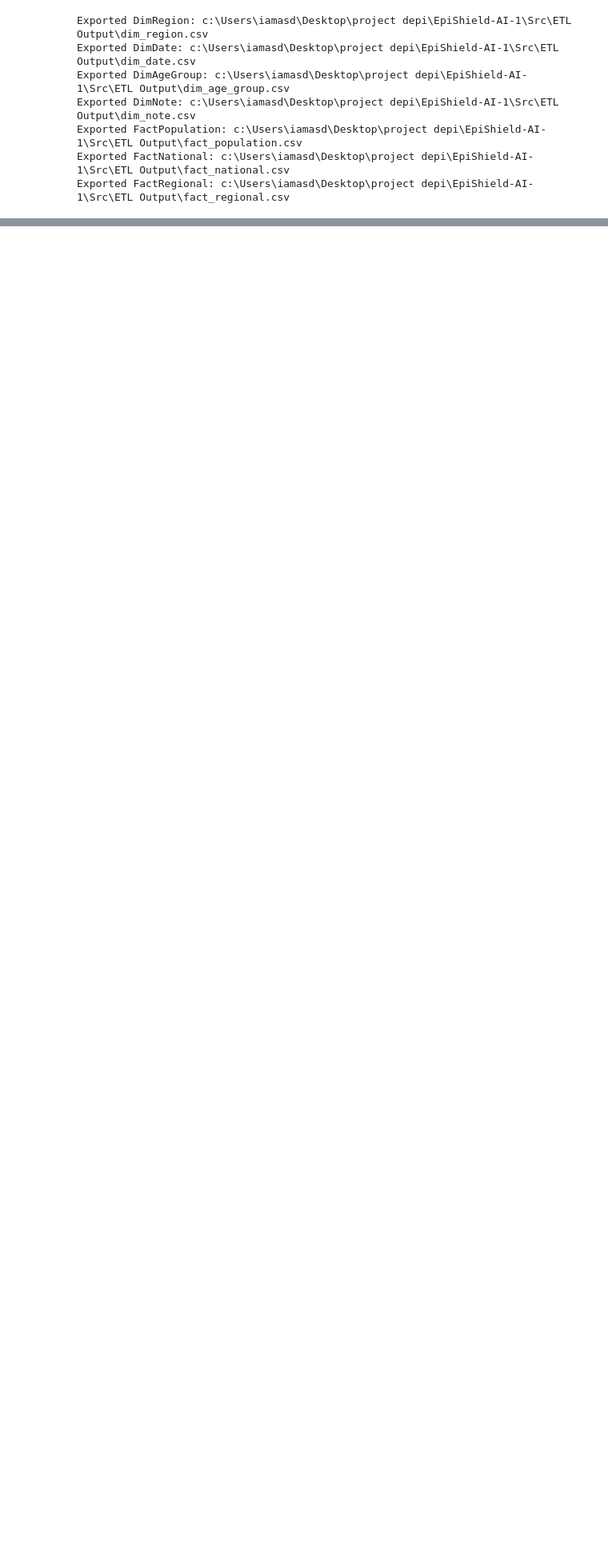
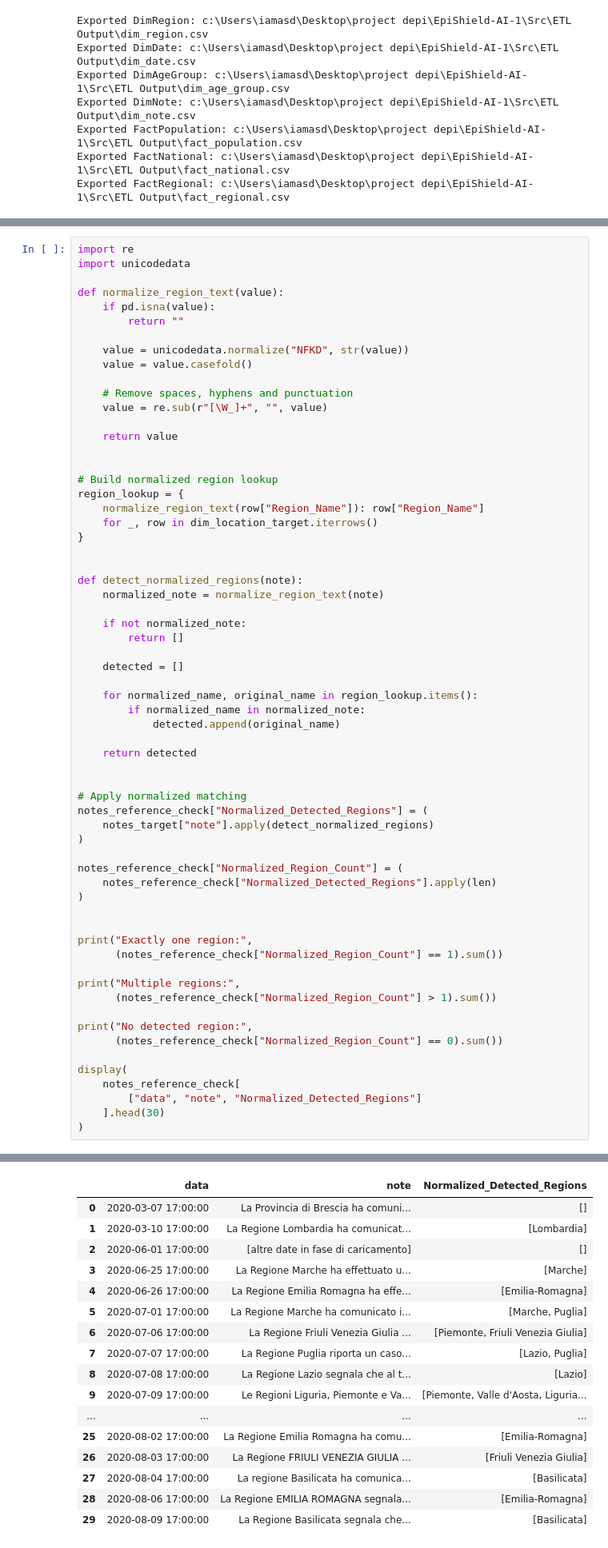
Before and after one commit to rawanmohammed277/EpiShield-AI, a Jupyter notebook: Src/Data Engineering/etl.ipynb, the cells around one changed output, grey strips where cells are left out. Shown at 80% size. Saved outputs shown, nothing was run; the diff lists cells and outputs as text; blank space fills up the shorter version.

```diff
--- a/Src/Data Engineering/etl.ipynb
+++ b/Src/Data Engineering/etl.ipynb
@@ -3875,0 +5135,64 @@ Exported FactRegional: c:\Users\iamasd\Desktop\project depi\EpiShield-AI-1\Src\E
+# %%
+import re
+import unicodedata
+
+def normalize_region_text(value):
+    if pd.isna(value):
+        return ""
+
+    value = unicodedata.normalize("NFKD", str(value))
+    value = value.casefold()
+
+    # Remove spaces, hyphens and punctuation
+    value = re.sub(r"[\W_]+", "", value)
+
+    return value
+
+
+# Build normalized region lookup
+region_lookup = {
+    normalize_region_text(row["Region_Name"]): row["Region_Name"]
+    for _, row in dim_location_target.iterrows()
+}
+
+
+def detect_normalized_regions(note):
+    normalized_note = normalize_region_text(note)
+
+    if not normalized_note:
+        return []
+
+    detected = []
+
+    for normalized_name, original_name in region_lookup.items():
+        if normalized_name in normalized_note:
+            detected.append(original_name)
+
+    return detected
+
+
+# Apply normalized matching
+notes_reference_check["Normalized_Detected_Regions"] = (
+    notes_target["note"].apply(detect_normalized_regions)
+)
+
+notes_reference_check["Normalized_Region_Count"] = (
+    notes_reference_check["Normalized_Detected_Regions"].apply(len)
+)
+
+
+print("Exactly one region:",
+      (notes_reference_check["Normalized_Region_Count"] == 1).sum())
+
+print("Multiple regions:",
+      (notes_reference_check["Normalized_Region_Count"] > 1).sum())
+
+print("No detected region:",
+      (notes_reference_check["Normalized_Region_Count"] == 0).sum())
+
+display(
+    notes_reference_check[
+        ["data", "note", "Normalized_Detected_Regions"]
+    ].head(30)
+)
+# %% [output]
@@ -3875,0 +5202,17 @@ Exported FactRegional: c:\Users\iamasd\Desktop\project depi\EpiShield-AI-1\Src\E
+|  | data | note | Normalized_Detected_Regions |
+| 0 | 2020-03-07 17:00:00 | La Provincia di Brescia ha comuni... | [] |
+| 1 | 2020-03-10 17:00:00 | La Regione Lombardia ha comunicat... | [Lombardia] |
+| 2 | 2020-06-01 17:00:00 | [altre date in fase di caricamento] | [] |
+| 3 | 2020-06-25 17:00:00 | La Regione Marche ha effettuato u... | [Marche] |
+| 4 | 2020-06-26 17:00:00 | La Regione Emilia Romagna ha effe... | [Emilia-Romagna] |
+| 5 | 2020-07-01 17:00:00 | La Regione Marche ha comunicato i... | [Marche, Puglia] |
+| 6 | 2020-07-06 17:00:00 | La Regione Friuli Venezia Giulia ... | [Piemonte, Friuli Venezia Giulia] |
+| 7 | 2020-07-07 17:00:00 | La Regione Puglia riporta un caso... | [Lazio, Puglia] |
+| 8 | 2020-07-08 17:00:00 | La Regione Lazio segnala che al t... | [Lazio] |
+| 9 | 2020-07-09 17:00:00 | Le Regioni Liguria, Piemonte e Va... | [Piemonte, Valle d'Aosta, Liguria... |
+| ... | ... | ... | ... |
+| 25 | 2020-08-02 17:00:00 | La Regione Emilia Romagna ha comu... | [Emilia-Romagna] |
+| 26 | 2020-08-03 17:00:00 | La Regione FRIULI VENEZIA GIULIA ... | [Friuli Venezia Giulia] |
+| 27 | 2020-08-04 17:00:00 | La regione Basilicata ha comunica... | [Basilicata] |
+| 28 | 2020-08-06 17:00:00 | La Regione EMILIA ROMAGNA segnala... | [Emilia-Romagna] |
+| 29 | 2020-08-09 17:00:00 | La Regione Basilicata segnala che... | [Basilicata] |
```
Also changed, not shown: parts of 56 cells of this notebook, 8 other files.
